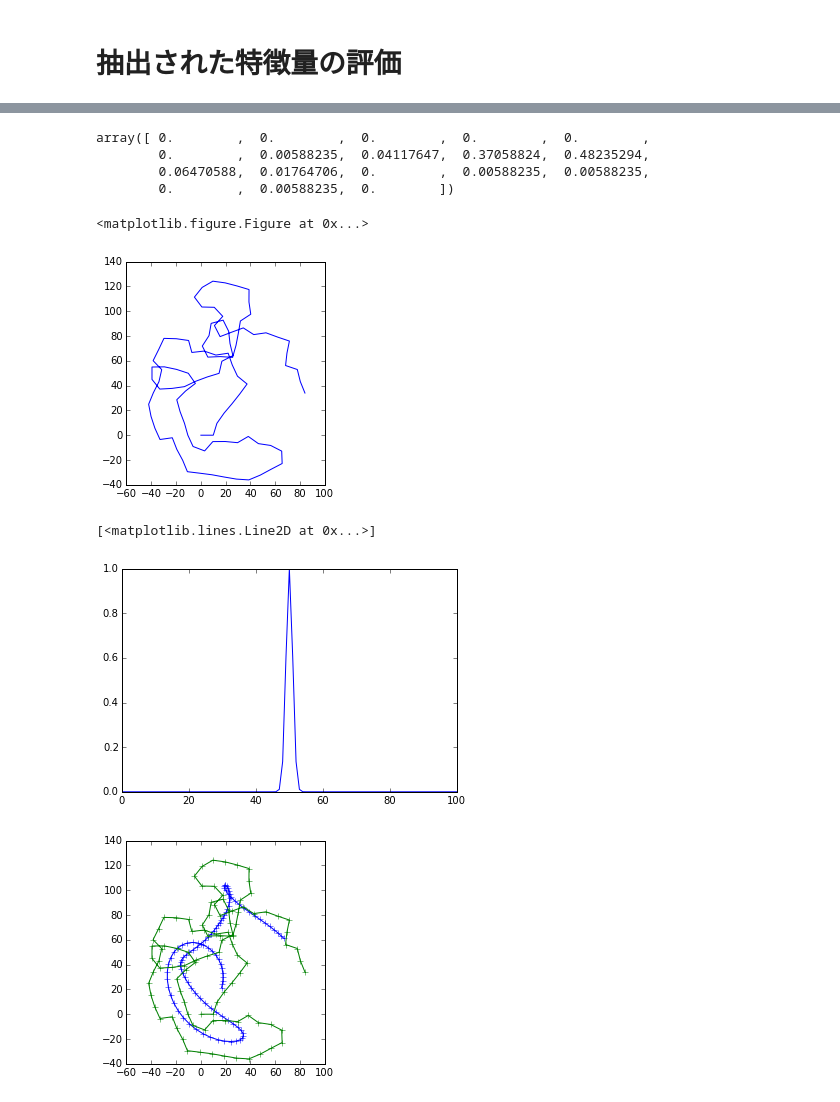
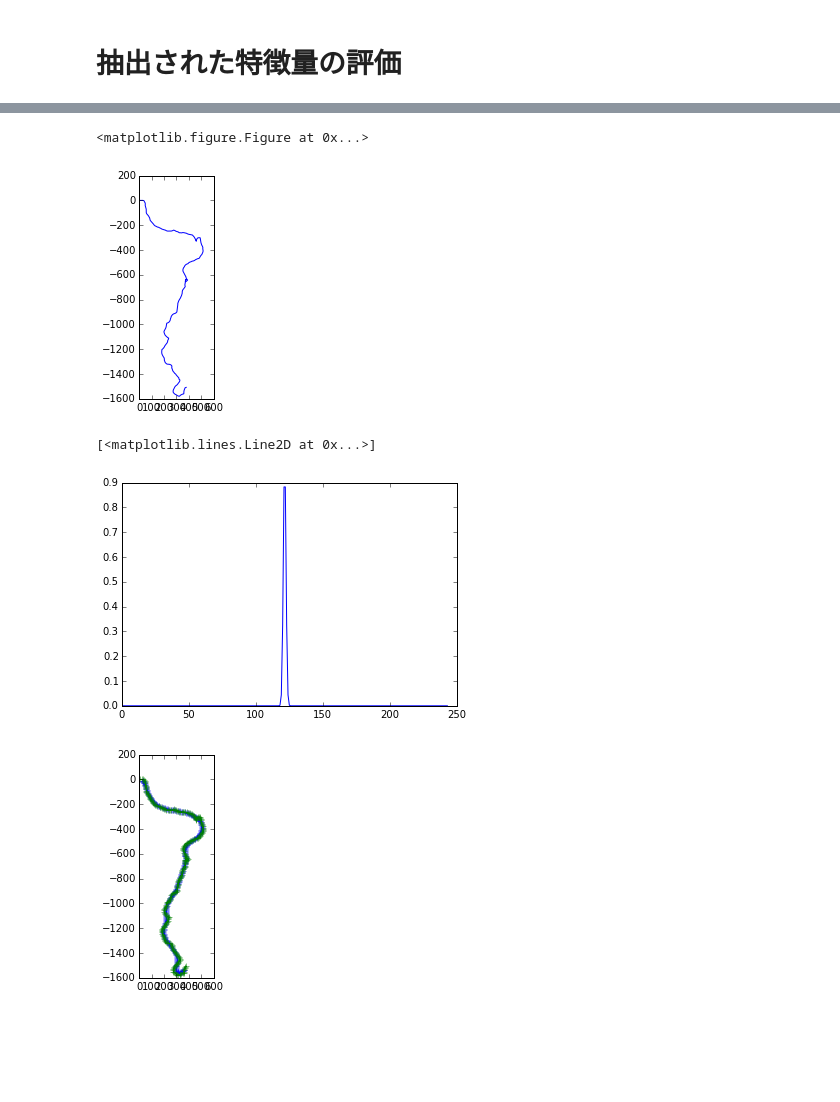
Before and after one commit to smurakami/figure-scanner, a Jupyter notebook: eval_feat.ipynb, the cells around one changed output, grey strips where cells are left out. Cells and saved outputs as stored; diff of their text form; code cells hidden in the pictures; blank space fills up the shorter version.

```diff
--- a/eval_feat.ipynb
+++ b/eval_feat.ipynb
@@ -24,7 +24,7 @@ for onomatpeia in onomatpeia_list:
     for dirname in sorted(glob.glob(dirname_pattern)):
         dirname_list.append(dirname)
 # %%
-for shape, d in zip(dat, dirname_list):
-    shape = np.array(shape)
-    print d, "\t", shape.mean(0)
+for d, dirname in zip(dat, dirname_list):
+    d = np.array(d)
+    print dirname, "\t", d.mean(0)
 # %% [output]
@@ -48,48 +48,16 @@ jsons/gochagocha/WRD    [  3.59979041e-01   3.62479660e-02   9.14820560e-03   4.
 # %%
 feat = np.array([np.array(d).mean(0) for d in dat])
-# %%
-json_file = 'jsons/clutter/JPN/clutter_JPN_adachi-e.json'
-dat = json.load(open(json_file))['angle']
-dat = np.array(dat)
-hist, _ = np.histogram(dat, bins=18, range=(-np.pi, np.pi))
-(hist / float(hist.sum()))
-# %% [output]
-array([ 0.        ,  0.        ,  0.        ,  0.        ,  0.        ,
-        0.        ,  0.00588235,  0.04117647,  0.37058824,  0.48235294,
-        0.06470588,  0.01764706,  0.        ,  0.00588235,  0.00588235,
-        0.        ,  0.00588235,  0.        ])
 # %%
-deg10 = 0.1745
-
-def gen_p_kado():
-    return np.pi / 2 + np.random.random() * np.pi / 2
-
-def gen_n_kado():
-    return - gen_p_kado()
-
-def gen_p_maru():
-    return deg10 + np.random.random() * (np.pi/2 - deg10)
-
-def gen_n_maru():
-    return - gen_p_maru()
-
-def gen_massugu():
-    return - deg10 + np.random.random() * deg10 * 2
-
-gen_functions = [
-    gen_p_kado,
-    gen_n_kado,
-    gen_p_maru,
-    gen_n_maru,
-    gen_massugu
-    ]
+def gen_angle(idx):
+    bin_range = 2 * np.pi / 18
+    return np.random.random() * bin_range + bin_range * idx - np.pi
 
 
-def randomwalk(feat):
+def randomwalk(feat, length):
     angle = []
-    for i in range(100):
+    for i in range(length):
         idx = np.argmax(np.random.multinomial(1, feat))
-        angle.append( gen_functions[idx]() )
+        angle.append( gen_angle(idx) )
     angle = np.array(angle)
 
     point = np.zeros(2)
@@ -123,17 +91,17 @@ for f, d in zip(feat, dirname):
 # %% [output]
 <matplotlib.figure.Figure at 0x...>
 # %%
-path = randomwalk(feat[2])
+path = randomwalk(feat[0])
 plot_path(path)
 # %% [output]
-[figure, old version]
+[figure, new version]
 # %%
 norm = lambda x: sklearn.preprocessing.normalize(x, norm='l1')[0]
 # %%
 plt.plot( scipy.signal.gaussian(len(path), 1), marker=None )
 # %% [output]
 [<matplotlib.lines.Line2D at 0x...>]
-[figure, old version]
+[figure, new version]
 # %%
 def gen_bone(path, sigma):
     window_ = scipy.signal.gaussian(len(path) * 2, sigma)
@@ -146,7 +114,7 @@ def gen_bone(path, sigma):
 plot_path(gen_bone(path, 5), marker='+')
 plot_path(path, marker='+')
 # %% [output]
-[figure, old version]
+[figure, new version]
 # %%
 def rotate(vec2, theta):
     mat = np.array([
```
Also changed, not shown: parts of 20 cells of this notebook, 1 other file.
